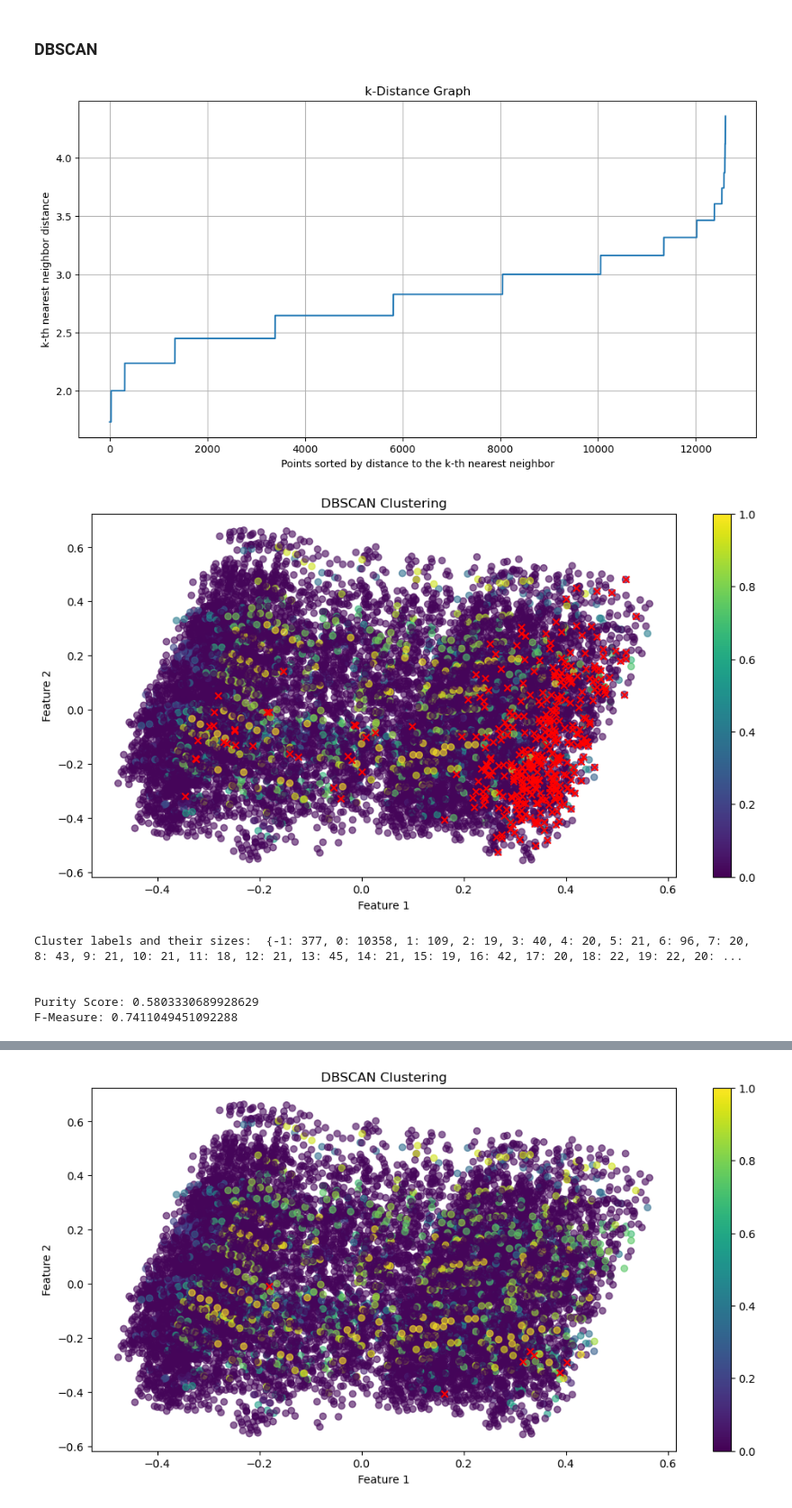
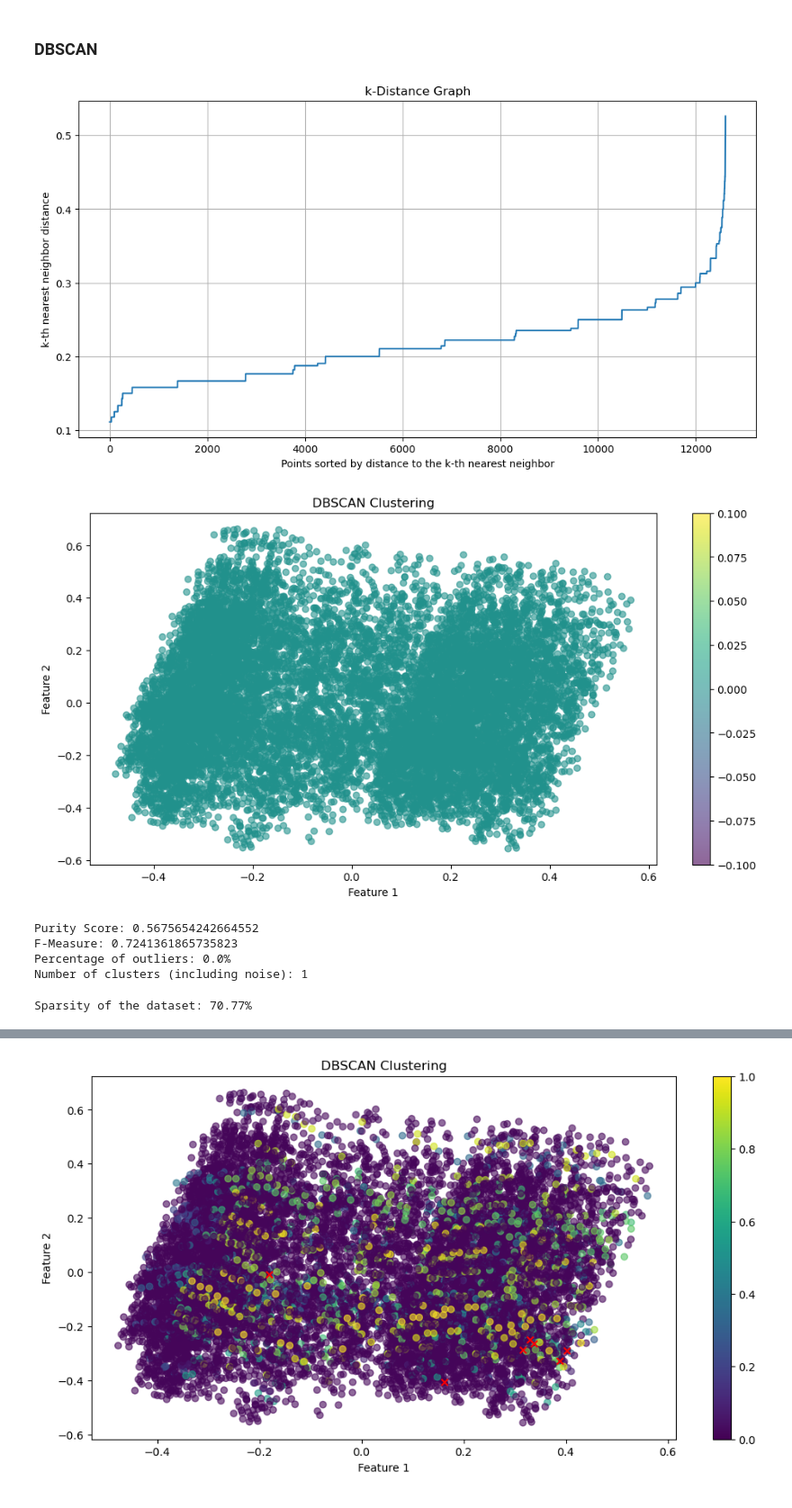
Before and after one commit to leobt23/Data_Mining, a Jupyter notebook: 2_clustering/c.ipynb, the cells around one changed output, grey strips where cells are left out. Shown at 90% size. Drawn from its saved outputs; the diff is of its cells as text; code cells hidden in the pictures.

```diff
--- a/2_clustering/c.ipynb
+++ b/2_clustering/c.ipynb
@@ -419,68 +453,67 @@ from sklearn.neighbors import NearestNeighbors
 import matplotlib.pyplot as plt
 import numpy as np
 
 
 # Step 1: k-Distance Plot to Determine Optimal 'eps'
-k = 10  # same as min_samples. 10
-neigh = NearestNeighbors(n_neighbors=k)
+k =  54 # same as min_samples. 10
+neigh = NearestNeighbors(n_neighbors=k, metric='jaccard')
 neigh.fit(X)
 distances, indices = neigh.kneighbors(X)
 sorted_distances = np.sort(distances, axis=0)[:, k-1]
 
-plt.figure(figsize=(12, 6))
-plt.plot(sorted_distances)
-plt.title("k-Distance Graph")
-plt.xlabel("Points sorted by distance to the k-th nearest neighbor")
-plt.ylabel("k-th nearest neighbor distance")
-plt.grid(True)
-plt.show()
+plot_sorted_distances(sorted_distances)
 
 #### eps heuristic
-kk = 5
-neigh = NearestNeighbors(n_neighbors=kk)
-neigh.fit(X)
-distances, indices = neigh.kneighbors(X)
-sorted_distances = np.sort(distances, axis=0)[:, kk-1]
-
 mean_distance = sorted_distances.mean()
 std_distance = sorted_distances.std()
 eps_heuristic = mean_distance + 2 * std_distance
 
 # Manually choose an 'eps' value based on the elbow in the k-distance plot, or use the heuristic
 alpha = 1  # 1
-eps_value = alpha * eps_heuristic
+#eps_value = alpha * eps_heuristic
+eps_value = 20
 
 # Step 2: Apply DBSCAN
 dbscan = DBSCAN(eps=eps_value, min_samples=k)
 clusters = dbscan.fit_predict(X)
 
 # Step 3: Enhanced Visualization
 X_used = X_mca
-plt.figure(figsize=(12, 6))
-plt.scatter(X_used.iloc[:, 0], X_used.iloc[:, 1], c=clusters, cmap='viridis', alpha=0.6, marker='o')
-plt.scatter(X_used.iloc[clusters == -1, 0], X_used.iloc[clusters == -1, 1], c='red', alpha=1, marker='x')
-plt.title("DBSCAN Clustering")
-plt.xlabel("Feature 1")
-plt.ylabel("Feature 2")
-plt.colorbar()
-plt.show()
+with_noise_Q = False
+plot_results(X_used, clusters, with_noise_Q)
 
 # Step 4: Post-Clustering Analysis
-unique_clusters, counts_clusters = np.unique(clusters, return_counts=True)
-print("Cluster labels and their sizes: ", dict(zip(unique_clusters, counts_clusters)))
+#unique_clusters, counts_clusters = np.unique(clusters, return_counts=True)
+#print("Cluster labels and their sizes: ", dict(zip(unique_clusters, counts_clusters)))
 
 # The label '-1' represents noise points
 
-print("\n")
-# checking results DBSCAN results with purity score
-print(f"Purity Score: {purity_score(y, clusters)}")
-# with f-measure
-print(f"F-Measure: {f_measure(y, clusters)}\n")
+# Printing results.
+print_results(clusters)
 # %% [output]
-[figure, old version]
+[figure, new version]
-[figure, old version]
+[figure, new version]
-Cluster labels and their sizes:  {-1: 377, 0: 10358, 1: 109, 2: 19, 3: 40, 4: 20, 5: 21, 6: 96, 7: 20, 8: 43, 9: 21, 10: 21, 11: 18, 12: 21, 13: 45, 14: 21, 15: 19, 16: 42, 17: 20, 18: 22, 19: 22, 20: ...
-
-
-Purity Score: 0.5803330689928629
-F-Measure: 0.7411049451092288
+Purity Score: 0.5675654242664552
+F-Measure: 0.7241361865735823
+Percentage of outliers: 0.0%
+Number of clusters (including noise): 1
+# %%
+# Assuming 'X' is your dataset
+# If 'X' is a pandas DataFrame, convert it to a NumPy array for calculation
+if isinstance(X, pd.DataFrame):
+    X_array = X.to_numpy()
+else:
+    X_array = X
+
+# Calculate the total number of elements
+total_elements = X_array.size
+
+# Count the number of zero elements
+zero_elements = np.count_nonzero(X_array == 0)
+
+# Calculate the sparsity percentage
+sparsity_percentage = (zero_elements / total_elements) * 100
+
+print(f"Sparsity of the dataset: {sparsity_percentage:.2f}%")
+# %% [output]
+Sparsity of the dataset: 70.77%
```
Also changed, not shown: parts of 7 cells of this notebook.
